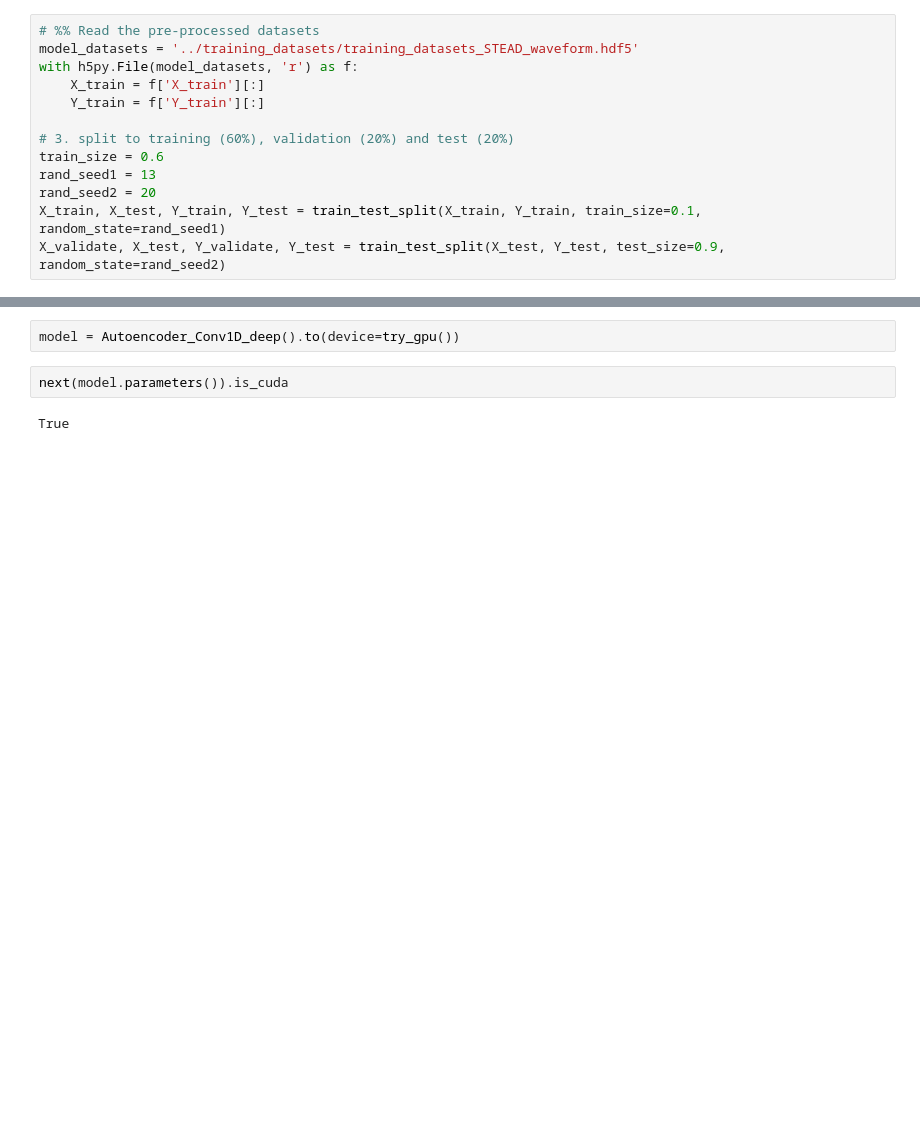
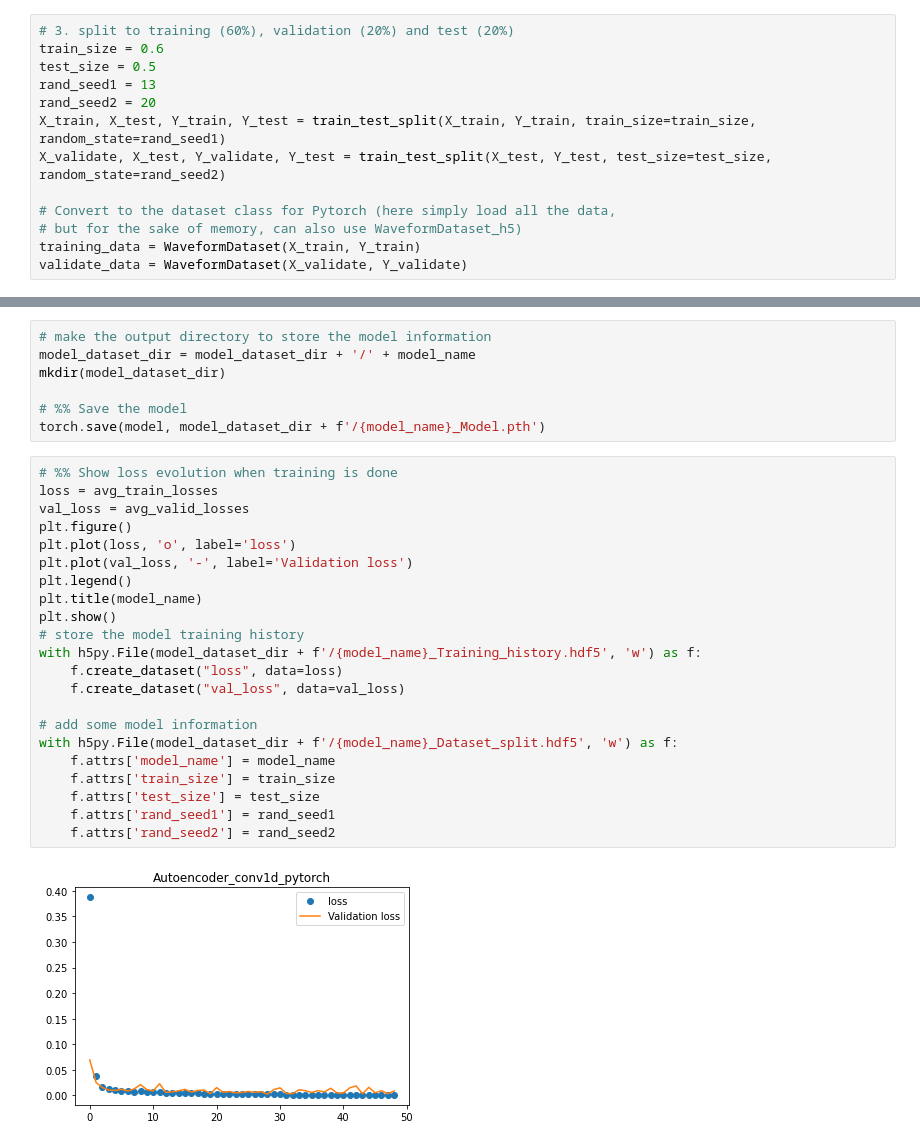
Before and after one commit to yinjiuxun/WaveDecompNet-paper, a Jupyter notebook: notebooks/test_torch.ipynb, the cells around one changed output, grey strips where cells are left out. Saved outputs shown, nothing was run; the diff lists cells and outputs as text; blank space fills up the shorter version.

```diff
--- a/notebooks/test_torch.ipynb
+++ b/notebooks/test_torch.ipynb
@@ -29,13 +35,13 @@ device(type='cuda', index=0)
 # %%
-# %% Read the pre-processed datasets
-model_datasets = '../training_datasets/training_datasets_STEAD_waveform.hdf5'
-with h5py.File(model_datasets, 'r') as f:
-    X_train = f['X_train'][:]
-    Y_train = f['Y_train'][:]
-
 # 3. split to training (60%), validation (20%) and test (20%)
 train_size = 0.6
+test_size = 0.5
 rand_seed1 = 13
 rand_seed2 = 20
-X_train, X_test, Y_train, Y_test = train_test_split(X_train, Y_train, train_size=0.1, random_state=rand_seed1)
-X_validate, X_test, Y_validate, Y_test = train_test_split(X_test, Y_test, test_size=0.9, random_state=rand_seed2)
+X_train, X_test, Y_train, Y_test = train_test_split(X_train, Y_train, train_size=train_size, random_state=rand_seed1)
+X_validate, X_test, Y_validate, Y_test = train_test_split(X_test, Y_test, test_size=test_size, random_state=rand_seed2)
+
+# Convert to the dataset class for Pytorch (here simply load all the data,
+# but for the sake of memory, can also use WaveformDataset_h5)
+training_data = WaveformDataset(X_train, Y_train)
+validate_data = WaveformDataset(X_validate, Y_validate)
@@ -114,6 +80,31 @@ Done!
-# %%
-model = Autoencoder_Conv1D_deep().to(device=try_gpu())
-# %%
-next(model.parameters()).is_cuda
-# %% [output]
-True
+# %%
+# make the output directory to store the model information
+model_dataset_dir = model_dataset_dir + '/' + model_name
+mkdir(model_dataset_dir)
+
+# %% Save the model
+torch.save(model, model_dataset_dir + f'/{model_name}_Model.pth')
+# %%
+# %% Show loss evolution when training is done
+loss = avg_train_losses
+val_loss = avg_valid_losses
+plt.figure()
+plt.plot(loss, 'o', label='loss')
+plt.plot(val_loss, '-', label='Validation loss')
+plt.legend()
+plt.title(model_name)
+plt.show()
+# store the model training history
+with h5py.File(model_dataset_dir + f'/{model_name}_Training_history.hdf5', 'w') as f:
+    f.create_dataset("loss", data=loss)
+    f.create_dataset("val_loss", data=val_loss)
+
+# add some model information
+with h5py.File(model_dataset_dir + f'/{model_name}_Dataset_split.hdf5', 'w') as f:
+    f.attrs['model_name'] = model_name
+    f.attrs['train_size'] = train_size
+    f.attrs['test_size'] = test_size
+    f.attrs['rand_seed1'] = rand_seed1
+    f.attrs['rand_seed2'] = rand_seed2
+# %% [output]
+[figure, added]
```
Also changed, not shown: parts of 9 cells of this notebook, 3 other files.
